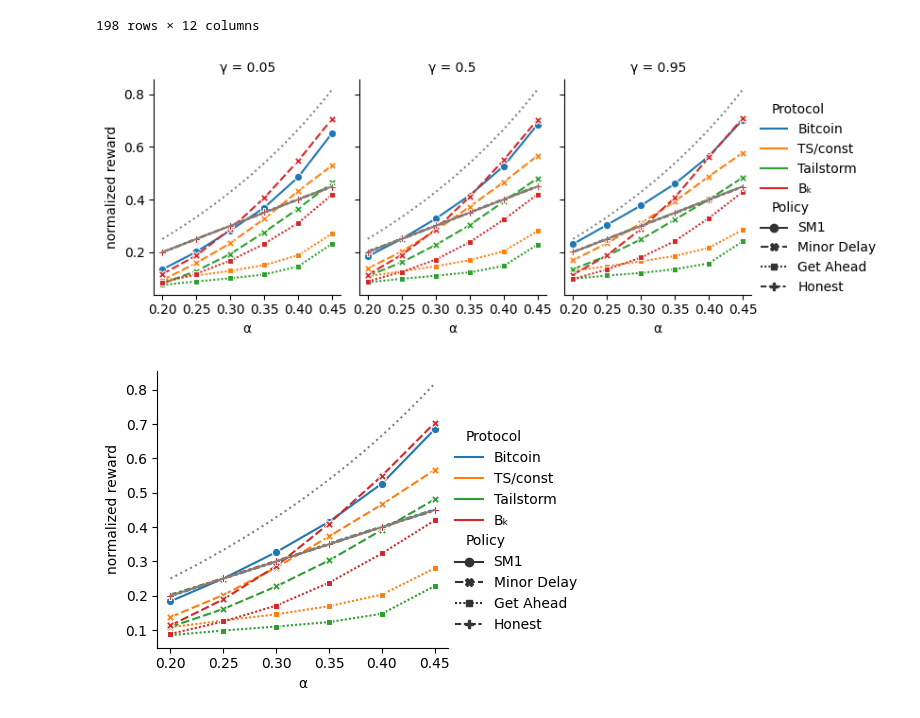
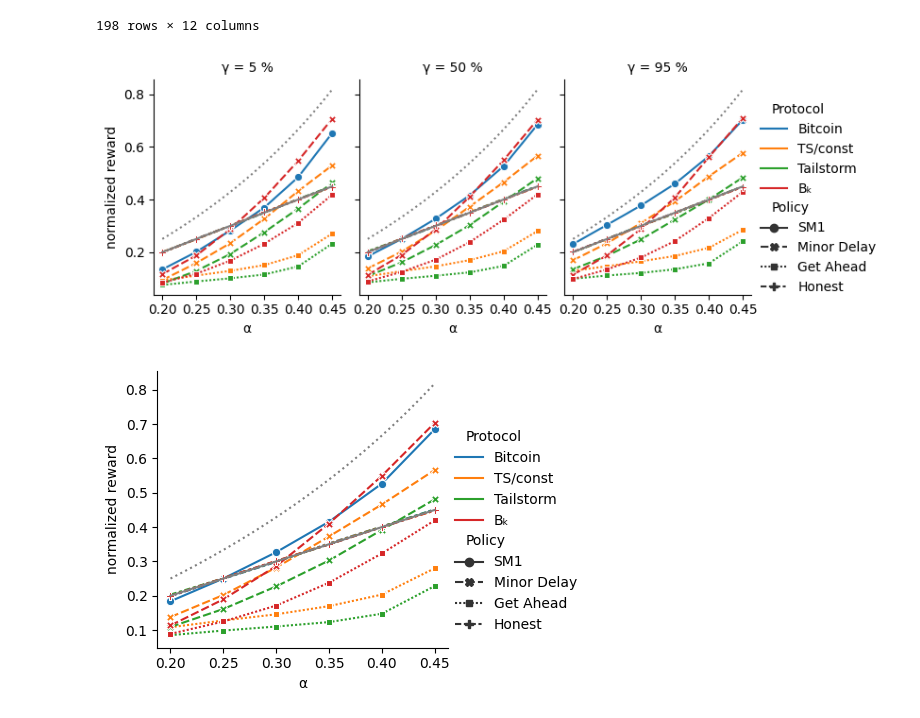
Before and after one commit to pkel/cpr, a Jupyter notebook: experiments/rl-eval/hard-coded-condensed.ipynb, the cells around one changed output. Drawn from its saved outputs; the diff is of its cells as text; code cells hidden in the pictures.

Commit message:
Fix small inconsistency in paper figure.

```diff
--- a/experiments/rl-eval/hard-coded-condensed.ipynb
+++ b/experiments/rl-eval/hard-coded-condensed.ipynb
@@ -168,38 +168,38 @@ subset.Policy = pd.Categorical(
     # categories=["SM1", "Minor Delay", "Get Ahead", "Avoid Loss", "Honest"],
     categories=["SM1", "Minor Delay", "Get Ahead", "Honest"],
 )
-subset["γ"] = subset.gamma
+subset["γ"] = subset.gamma.map(lambda x: f"{x * 100:g} %")
 subset["α"] = subset.alpha
 
 fig = sns.relplot(
     kind="line",
     data=subset,
     y="rpp_mean",
     x="α",
     col="γ",
     hue="Protocol",
     style="Policy",
     markers=True,
     height=3.2,
     aspect=0.75,
 )
 fig.set(ylabel="normalized reward")
 for ax in fig.axes.flatten():
     alpha = np.linspace(min(points.alpha), max(points.alpha), 20)
     ax.plot(alpha, alpha, linestyle="solid", color="gray")
     ax.plot(alpha, alpha / (1 - alpha), linestyle="dotted", color="gray")
     ax.set_xticks(subset.alpha.drop_duplicates())
 
 
 fig.savefig(
     "reward_per_progress_hard_coded.png",
     dpi=600,
     bbox_inches="tight",
     transparent=True,
     pad_inches=0,
 )
 # %% [output]
-[figure, old version]
+[figure, new version]
 # %%
 fig = sns.relplot(
     kind="line",
```
Also changed, not shown: 1 other file.
